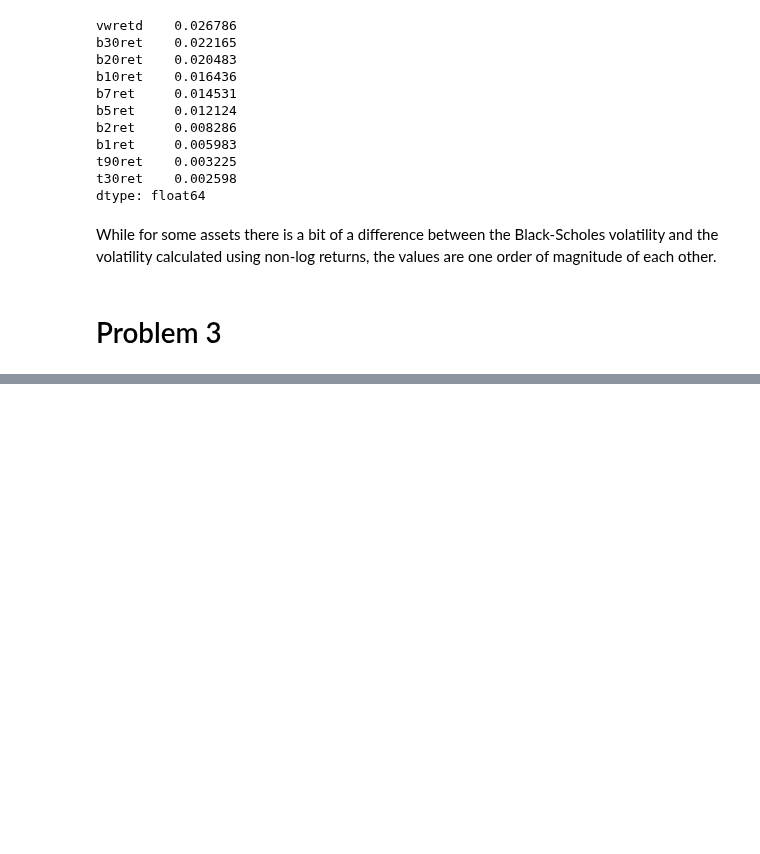
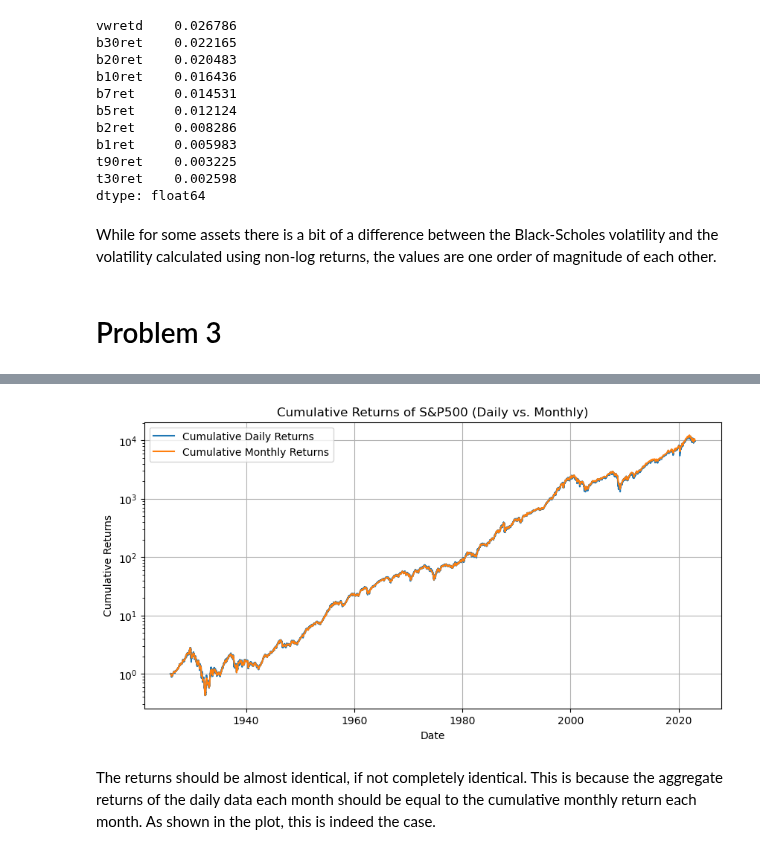
Before and after one commit to pathmarkoak/bufn400, a Jupyter notebook: Homeworks/Homework 1/Modeling long-term equity returns.ipynb, the cells around one changed output, grey strips where cells are left out. Saved outputs shown, nothing was run; the diff lists cells and outputs as text; code cells hidden in the pictures; blank space fills up the shorter version.

```diff
--- a/Homeworks/Homework 1/Modeling long-term equity returns.ipynb
+++ b/Homeworks/Homework 1/Modeling long-term equity returns.ipynb
@@ -289,3 +299,7 @@ dtype: float64
 While for some assets there is a bit of a difference between the Black-Scholes volatility and the volatility calculated using non-log returns, the values are one order of magnitude of each other.
 # %% [markdown]
 # Problem 3
+# %%
+sp500_daily = pd.read_csv('ze0nvkelmjarmgyv.csv')
+# %%
+sp500_daily['caldt'] = pd.to_datetime(sp500_daily['caldt'])
@@ -291,0 +320,3 @@ While for some assets there is a bit of a difference between the Black-Scholes v
+# %%
+dollar_ret = (1 + sp500_daily['vwretd']).cumprod()
+dollar_ret[25548]
@@ -291,0 +340,36 @@ While for some assets there is a bit of a difference between the Black-Scholes v
+# %%
+sp500_daily['daily_returns'] = dollar_ret
+# %%
+# Comparing cumulative daily and monthly nominal returns
+
+sp500_monthly_returns = sp500
+sp500_monthly_returns['monthly_returns'] = sp500_cum
+# Convert date columns to datetime
+sp500_monthly_returns['caldt'] = pd.to_datetime(sp500['caldt'])
+
+# setting date column as the index for both dataframes
+sp500_daily.set_index('caldt', inplace=True)
+sp500_monthly_returns.set_index('caldt', inplace=True)
+
+
+fig, ax = plt.subplots(figsize=(10, 5))
+
+# Plot cumulative daily returns
+ax.plot(sp500_daily.index, sp500_daily['daily_returns'], label='Cumulative Daily Returns')
+
+# Plot cumulative monthly returns
+ax.plot(sp500_monthly_returns.index, sp500_monthly_returns['monthly_returns'], label='Cumulative Monthly Returns')
+
+ax.set_yscale('log')
+ax.set_xlabel('Date')
+ax.set_ylabel('Cumulative Returns')
+ax.set_title('Cumulative Returns of S&P500 (Daily vs. Monthly)')
+ax.grid(True)
+ax.legend()
+
+# Show the plot
+plt.show()
+# %% [output]
+[figure, added]
+# %% [markdown]
+The returns should be almost identical, if not completely identical. This is because the aggregate returns of the daily data each month should be equal to the cumulative monthly return each month. As shown in the plot, this is indeed the case.
```
Also changed, not shown: parts of 10 cells of this notebook.
